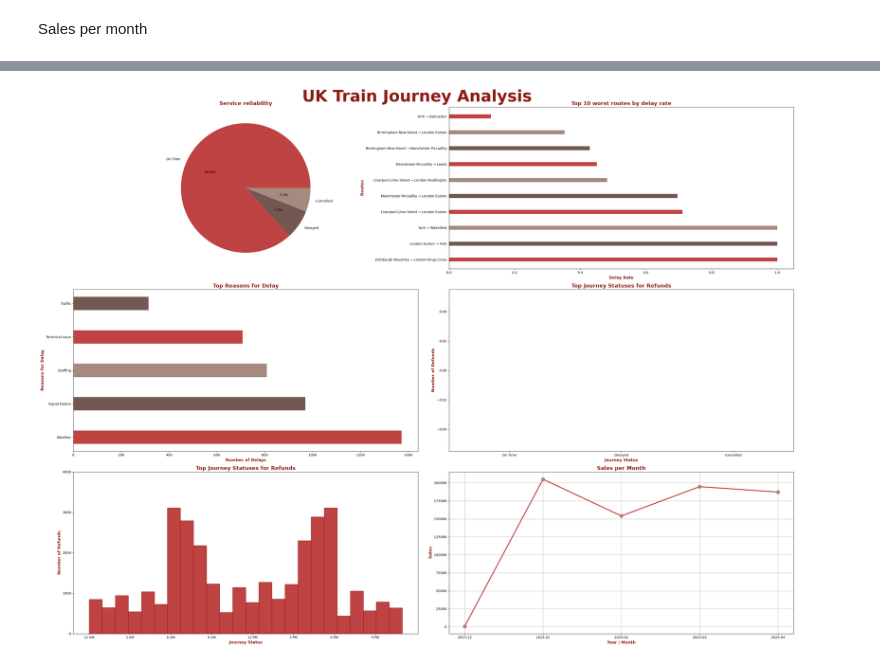
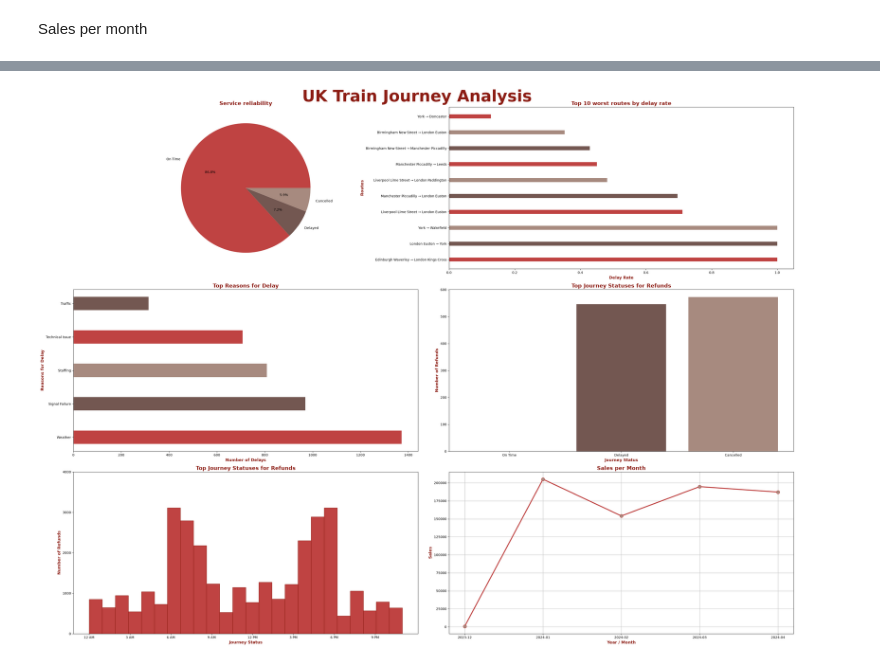
Before and after one commit to uk-train-rides/UK-Train-Rides-project, a Jupyter notebook: notebooks/main.ipynb, the cells around one changed output, grey strips where cells are left out. Drawn from its saved outputs; the diff is of its cells as text; code cells hidden in the pictures.

```diff
--- a/notebooks/main.ipynb
+++ b/notebooks/main.ipynb
@@ -161,10 +187,18 @@ delay_reasons = df[filter]["reason_for_delay"].value_counts()
 Refund rate by status
 # %%
 df = pd.merge(fact_train_rides, dim_journey, on="journey_id", how="left")
-filter = (df["refund_request"] == "Yes")
+df["refund_request"]
+filter = (df["refund_request"] == True)
 refund_by_status = (
-    df[df["refund_request"] == "Yes"]
+    df[filter]
     .groupby("journey_status")["refund_request"]
     .count()
     .reindex(df["journey_status"].unique(), fill_value=0)
 )
+
+width = 0.8
+plt.bar(refund_by_status.index ,refund_by_status.values, color=colors, width=width)
+plt.title("Top Journey Statuses for Refunds", fontsize=16, fontweight="bold", color="#8C1C13")
+plt.xlabel("Journey Status", fontsize=12, fontweight="bold", color="#8C1C13")
+plt.ylabel("Number of Refunds", fontsize=12, fontweight="bold", color="#8C1C13")
+plt.show()
@@ -287,7 +282,7 @@ axes[0, 1].set_xlabel("Delay Rate", fontsize=12, fontweight="bold", color="#8C1C
 axes[0, 1].set_ylabel("Routes", fontsize=12, fontweight="bold", color="#8C1C13")
 
 # axes[1, 0]
-axes[1, 0].barh(delay_reasons.index ,delay_reasons.values, color=colors, height=height)
+axes[1, 0].barh(delay_reasons.index ,delay_reasons.values, color=colors, height=0.25)
 axes[1, 0].set_title("Top Reasons for Delay", fontsize=16, fontweight="bold", color="#8C1C13")
 axes[1, 0].set_xlabel("Number of Delays", fontsize=12, fontweight="bold", color="#8C1C13")
 axes[1, 0].set_ylabel("Reasons for Delay", fontsize=12, fontweight="bold", color="#8C1C13")
@@ -301,31 +296,31 @@ axes[1, 1].set_ylabel("Number of Refunds", fontsize=12, fontweight="bold", color
 # axes[2, 0]
 axes[2, 0].hist(
     travel_by_hour.index,
     bins=24,
     weights=travel_by_hour.values,
     color=colors[0],
     edgecolor="#8C1C13",
 )
 axes[2, 0].set_title("Top Journey Statuses for Refunds", fontsize=16, fontweight="bold", color="#8C1C13")
 axes[2, 0].set_xlabel("Journey Status", fontsize=12, fontweight="bold", color="#8C1C13")
 axes[2, 0].set_ylabel("Number of Refunds", fontsize=12, fontweight="bold", color="#8C1C13")
 
 axes[2, 0].set_xticks(range(0, 24, 3))
 axes[2, 0].set_yticks(range(0, 5000, 1000))
 
 # axes[2, 1]
 axes[2, 1].plot(sales_per_month.index.astype(str), sales_per_month.values,
          marker=".",
          markersize=20,
          markerfacecolor=colors[2],
          linewidth=3,
          color=colors[0])
 axes[2, 1].grid()
 axes[2, 1].set_title("Sales per Month", fontsize=16, fontweight="bold", color="#8C1C13")
 axes[2, 1].set_xlabel("Year / Month", fontsize=12, fontweight="bold", color="#8C1C13")
 axes[2, 1].set_ylabel("Sales", fontsize=12, fontweight="bold", color="#8C1C13")
 
 plt.tight_layout()
 plt.show()
 # %% [output]
-[figure, old version]
+[figure, new version]
```
Also changed, not shown: parts of 14 cells of this notebook.
